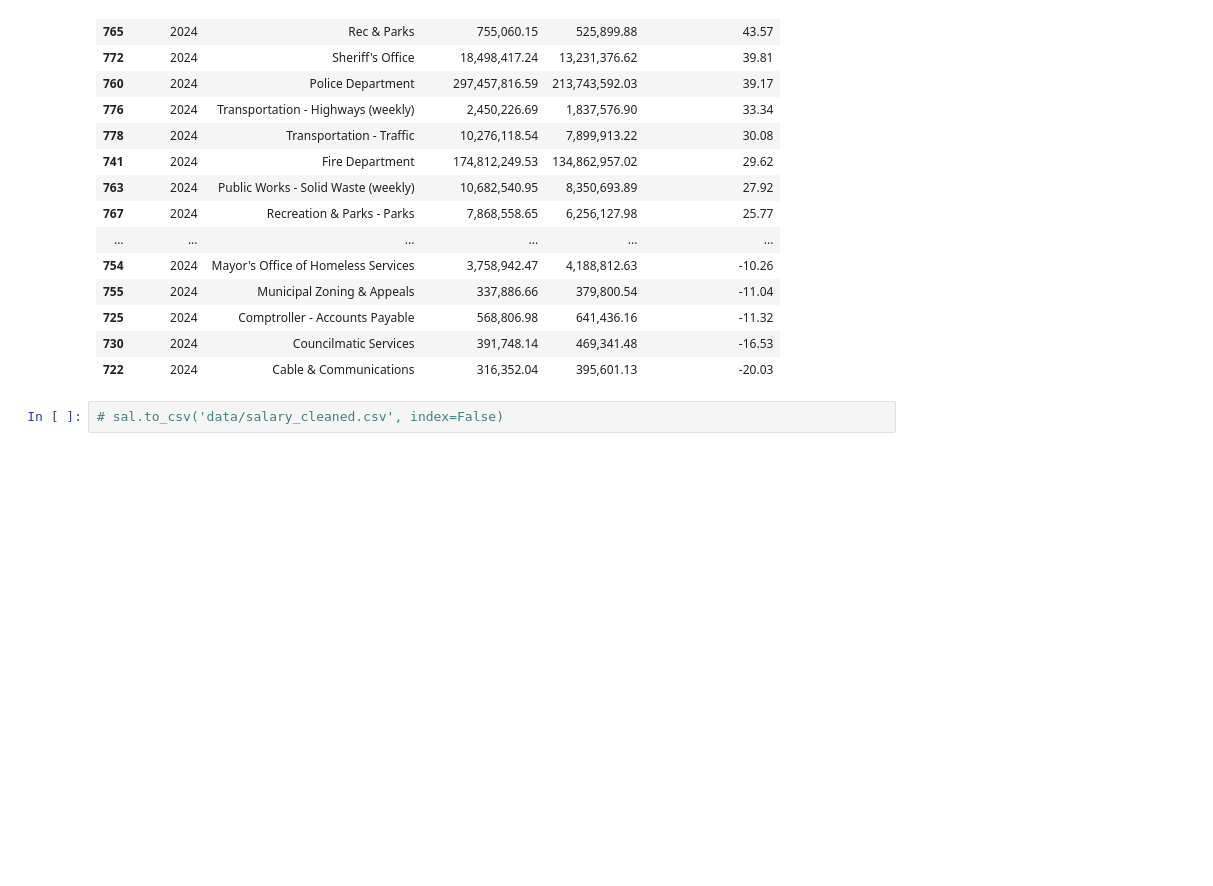
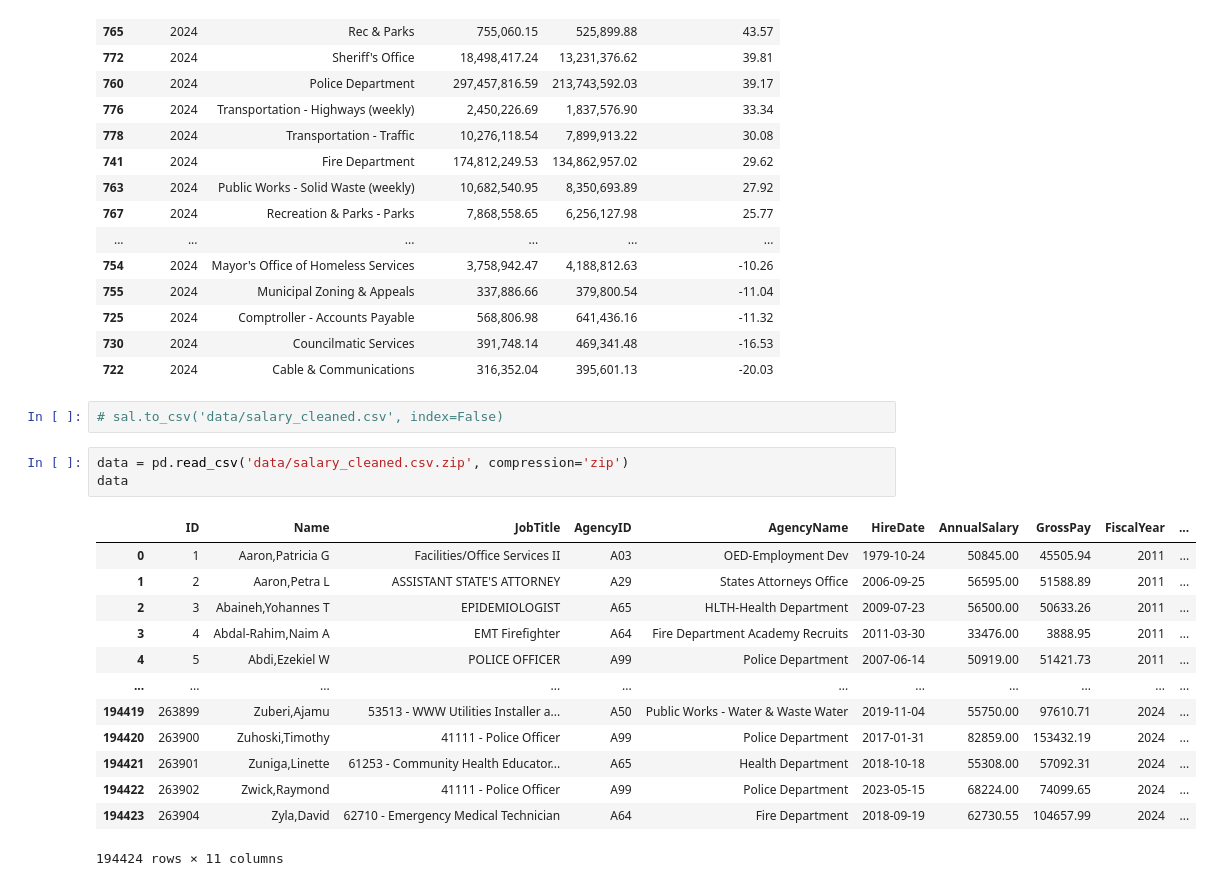
Before and after one commit to dmorton714/baltimore, a Jupyter notebook: balt_sal.ipynb, the cells around one changed output. Cells and saved outputs as stored; diff of their text form; blank space fills up the shorter version.

```diff
--- a/balt_sal.ipynb
+++ b/balt_sal.ipynb
@@ -405,3 +405,20 @@ department
 | 722 | 2024 | Cable & Communications | 316,352.04 | 395,601.13 | -20.03 |
 # %%
 # sal.to_csv('data/salary_cleaned.csv', index=False)
+# %%
+data = pd.read_csv('data/salary_cleaned.csv.zip', compression='zip')
+data
+# %% [output]
+|  | ID | Name | JobTitle | AgencyID | AgencyName | HireDate | AnnualSalary | GrossPay | FiscalYear | ... |
+| 0 | 1 | Aaron,Patricia G | Facilities/Office Services II | A03 | OED-Employment Dev | 1979-10-24 | 50845.00 | 45505.94 | 2011 | ... |
+| 1 | 2 | Aaron,Petra L | ASSISTANT STATE'S ATTORNEY | A29 | States Attorneys Office | 2006-09-25 | 56595.00 | 51588.89 | 2011 | ... |
+| 2 | 3 | Abaineh,Yohannes T | EPIDEMIOLOGIST | A65 | HLTH-Health Department | 2009-07-23 | 56500.00 | 50633.26 | 2011 | ... |
+| 3 | 4 | Abdal-Rahim,Naim A | EMT Firefighter | A64 | Fire Department Academy Recruits | 2011-03-30 | 33476.00 | 3888.95 | 2011 | ... |
+| 4 | 5 | Abdi,Ezekiel W | POLICE OFFICER | A99 | Police Department | 2007-06-14 | 50919.00 | 51421.73 | 2011 | ... |
+| ... | ... | ... | ... | ... | ... | ... | ... | ... | ... | ... |
+| 194419 | 263899 | Zuberi,Ajamu | 53513 - WWW Utilities Installer a... | A50 | Public Works - Water & Waste Water | 2019-11-04 | 55750.00 | 97610.71 | 2024 | ... |
+| 194420 | 263900 | Zuhoski,Timothy | 41111 - Police Officer | A99 | Police Department | 2017-01-31 | 82859.00 | 153432.19 | 2024 | ... |
+| 194421 | 263901 | Zuniga,Linette | 61253 - Community Health Educator... | A65 | Health Department | 2018-10-18 | 55308.00 | 57092.31 | 2024 | ... |
+| 194422 | 263902 | Zwick,Raymond | 41111 - Police Officer | A99 | Police Department | 2023-05-15 | 68224.00 | 74099.65 | 2024 | ... |
+| 194423 | 263904 | Zyla,David | 62710 - Emergency Medical Technician | A64 | Fire Department | 2018-09-19 | 62730.55 | 104657.99 | 2024 | ... |
+194424 rows × 11 columns
```
Also changed, not shown: 5 other files.
